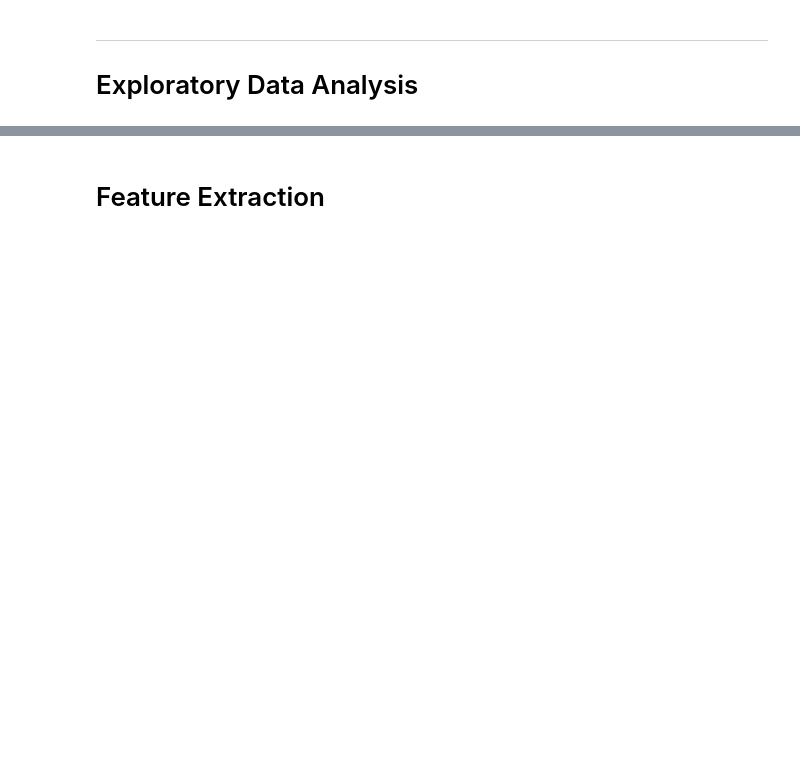
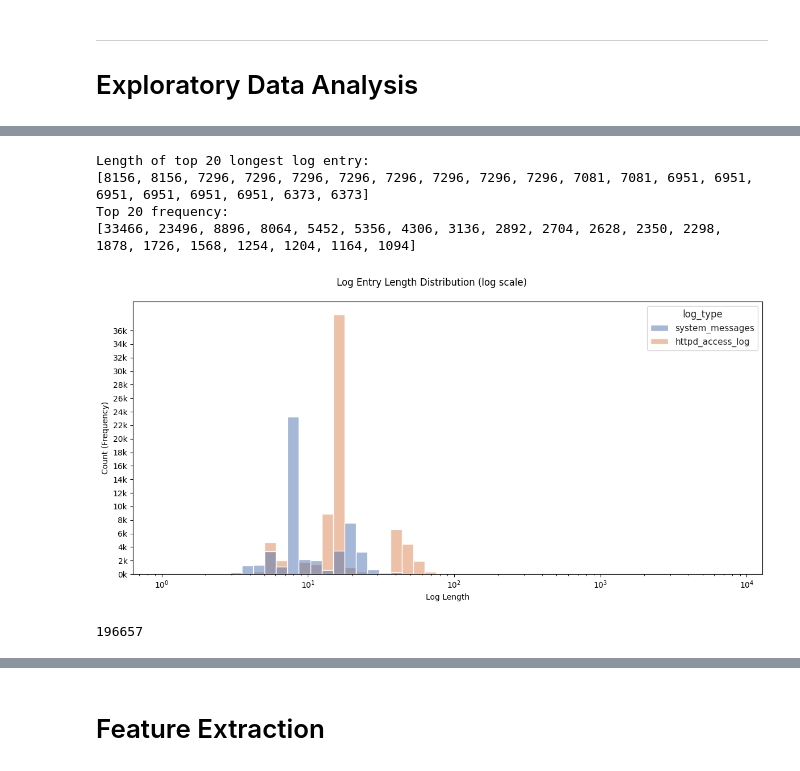
Before and after one commit to fc510/sctp-caps-log-classifier, a Jupyter notebook: sctp_ml_log_data_RandomForestClassifier.ipynb, the cells around one changed output, grey strips where cells are left out. Saved outputs shown, nothing was run; the diff lists cells and outputs as text; code cells hidden in the pictures; blank space fills up the shorter version.

```diff
--- a/sctp_ml_log_data_RandomForestClassifier.ipynb
+++ b/sctp_ml_log_data_RandomForestClassifier.ipynb
@@ -726,0 +755,10 @@ eda_word_freq(df['content'].copy())
+# %%
+# if RunningInCOLAB: DATASET_CSV = DATA_DIR+'/drive/MyDrive/sctp-capstone-ml-log-data/dataset/dataset.csv'
+# else: DATASET_CSV = DATA_DIR+'/dataset.csv'
+
+# Load from dataset.csv
+DATASET_CSV = DATA_DIR+'/dataset.csv'
+
+# load from the combined dataset.csv
+tgt_file = DATASET_CSV
+df = pd.read_csv(tgt_file)
@@ -726,0 +767,8 @@ eda_word_freq(df['content'].copy())
+# %%
+# word length of 'content' column
+# df['log_length'] = df['content'].apply(lambda x: len(str(x).split()))
+df['datetime'] = pd.to_datetime(df['datetime'],yearfirst=True)
+
+print(df.info())
+print(df.head())
+display(df.describe(percentiles=[0.1, 0.2, 0.3, 0.5, 0.7, 0.9]))
@@ -726,0 +805,54 @@ eda_word_freq(df['content'].copy())
+# %%
+import seaborn as sns
+
+# EDA - word count
+
+def eda_word_count(p_df: pandas.DataFrame=None,
+                   p_col_content:str='content',
+                   p_col_hue:str='log_type') -> None:
+    df_content = p_df[p_col_content]
+    p_df['log_length'] = df_content.apply(lambda x: len(str(x).split()))
+
+    print(f"Length of top 20 longest log entry:\n{sorted(df['log_length'], reverse=True)[:20]}")
+
+    common_occurrence = Counter(p_df['log_length'])
+    print(f"Top 20 frequency:\n{sorted(list(common_occurrence.values()), reverse=True)[:20]}")
+
+    fig, ax = plt.subplots(1,1, figsize=(12, 6))
+    fig.suptitle('Log Entry Length Distribution (log scale)')
+
+    # sns.set_theme(style="darkgrid")
+    sns.set_theme(style='ticks')
+    # set log scale for better visibility to distribution
+    # sns.histplot(data=p_df, x='log_length', hue='log_type',bins=50)
+    sns.histplot(data=p_df, x='log_length', hue='log_type',bins=50, log_scale=True)
+
+    x_limit = (int(sorted(df['log_length'], reverse=True)[0]/1000)*1000)+1000
+    y_limit = (int(sorted(list(common_occurrence.values()), reverse=True)[0]/1000)*1000)+1000*4
+
+    # xticks = np.arange(0,x_limit,1000)
+    # xlabels = [f'{x // 1000}k' for x in xticks]
+    # ax.set_xticks(xticks)
+    # ax.set_xticklabels(xlabels)
+
+    yticks = np.arange(0,y_limit,1000*2)
+    ylabels = [f'{x // 1000}k' for x in yticks]
+    ax.set_yticks(yticks)
+    ax.set_yticklabels(ylabels)
+    ax.set_ylabel('Count (Frequency)')
+
+    ax.set_xlabel('Log Length')
+    fig.tight_layout()
+
+eda_word_count(df, p_col_content='content', p_col_hue='log_type')
+# %% [output]
+Length of top 20 longest log entry:
+[8156, 8156, 7296, 7296, 7296, 7296, 7296, 7296, 7296, 7296, 7081, 7081, 6951, 6951, 6951, 6951, 6951, 6951, 6373, 6373]
+Top 20 frequency:
+[33466, 23496, 8896, 8064, 5452, 5356, 4306, 3136, 2892, 2704, 2628, 2350, 2298, 1878, 1726, 1568, 1254, 1204, 1164, 1094]
+[figure, added]
+# %%
+t1 = ('x90', 196657)
+print(list(t1)[1])
+# %% [output]
+196657
```
Also changed, not shown: parts of 41 cells of this notebook.
